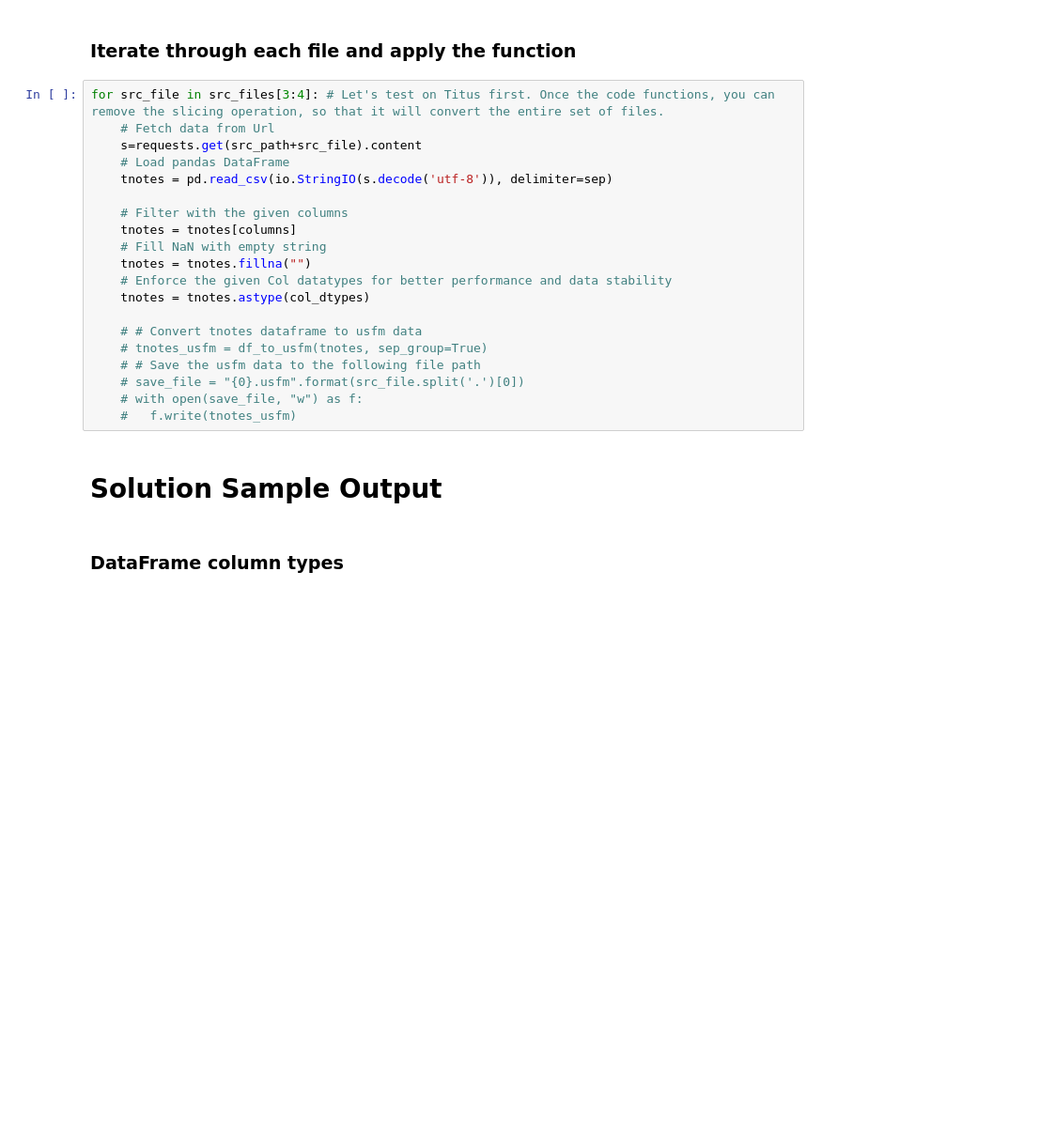
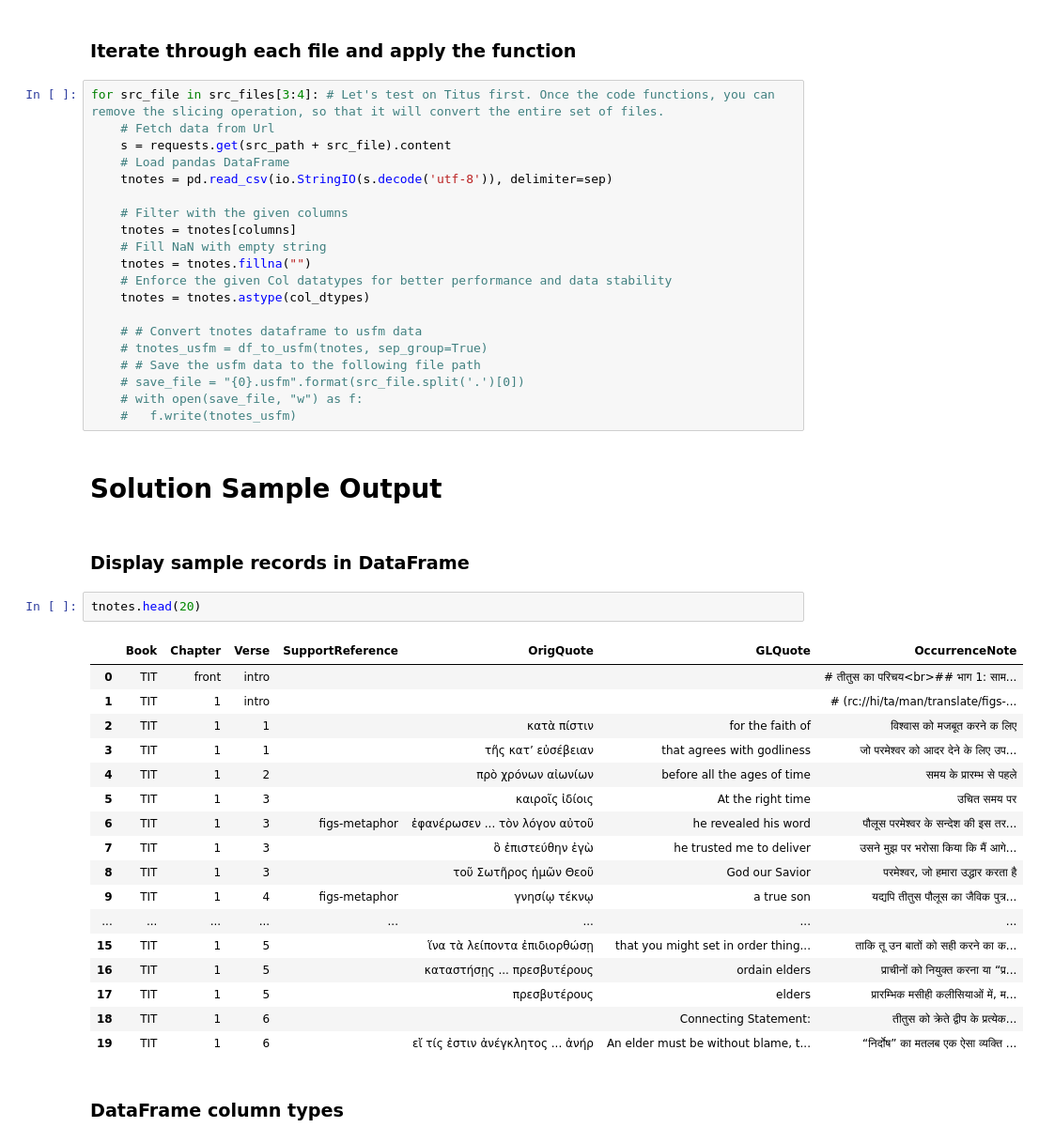
Before and after one commit to tfbf/uW2ptx, a Jupyter notebook: ParseTranslationNotes.ipynb, the cells around one changed output. Shown: that part at 94% size. Cells and saved outputs as stored; diff of their text form; blank space fills up the shorter version.

```diff
--- a/ParseTranslationNotes.ipynb
+++ b/ParseTranslationNotes.ipynb
@@ -86,7 +112,7 @@ def df_to_usfm(df, sep_group=True): # sep_group flag when true will separate eac
 # %%
 for src_file in src_files[3:4]: # Let's test on Titus first. Once the code functions, you can remove the slicing operation, so that it will convert the entire set of files.
     # Fetch data from Url
-    s=requests.get(src_path+src_file).content
+    s = requests.get(src_path + src_file).content
     # Load pandas DataFrame
     tnotes = pd.read_csv(io.StringIO(s.decode('utf-8')), delimiter=sep)
 
@@ -105,6 +131,28 @@ for src_file in src_files[3:4]: # Let's test on Titus first. Once the code funct
     #   f.write(tnotes_usfm)
 # %% [markdown]
 # Solution Sample Output
+# %% [markdown]
+### Display sample records in DataFrame
+# %%
+tnotes.head(20)
+# %% [output]
+|  | Book | Chapter | Verse | SupportReference | OrigQuote | GLQuote | OccurrenceNote |
+| 0 | TIT | front | intro |  |  |  | # तीतुस का परिचय<br>## भाग 1: साम... |
+| 1 | TIT | 1 | intro |  |  |  | # (rc://hi/ta/man/translate/figs-... |
+| 2 | TIT | 1 | 1 |  | κατὰ πίστιν | for the faith of | विश्वास को मजबूत करने क लिए |
+| 3 | TIT | 1 | 1 |  | τῆς κατ’ εὐσέβειαν | that agrees with godliness | जो परमेश्वर को आदर देने के लिए उप... |
+| 4 | TIT | 1 | 2 |  | πρὸ χρόνων αἰωνίων | before all the ages of time | समय के प्रारम्भ से पहले |
+| 5 | TIT | 1 | 3 |  | καιροῖς ἰδίοις | At the right time | उचित समय पर |
+| 6 | TIT | 1 | 3 | figs-metaphor | ἐφανέρωσεν ... τὸν λόγον αὐτοῦ | he revealed his word | पौलूस परमेश्वर के सन्देश की इस तर... |
+| 7 | TIT | 1 | 3 |  | ὃ ἐπιστεύθην ἐγὼ | he trusted me to deliver | उसने मुझ पर भरोसा किया कि मैं आगे... |
+| 8 | TIT | 1 | 3 |  | τοῦ Σωτῆρος ἡμῶν Θεοῦ | God our Savior | परमेश्वर, जो हमारा उद्धार करता है |
+| 9 | TIT | 1 | 4 | figs-metaphor | γνησίῳ τέκνῳ | a true son | यद्यपि तीतुस पौलूस का जैविक पुत्र... |
+| ... | ... | ... | ... | ... | ... | ... | ... |
+| 15 | TIT | 1 | 5 |  | ἵνα τὰ λείποντα ἐπιδιορθώσῃ | that you might set in order thing... | ताकि तू उन बातों को सही करने का क... |
+| 16 | TIT | 1 | 5 |  | καταστήσῃς ... πρεσβυτέρους | ordain elders | प्राचीनों को नियुक्त करना या “प्र... |
+| 17 | TIT | 1 | 5 |  | πρεσβυτέρους | elders | प्रारम्भिक मसीही कलीसियाओं में, म... |
+| 18 | TIT | 1 | 6 |  |  | Connecting Statement: | तीतुस को क्रेते द्वीप के प्रत्येक... |
+| 19 | TIT | 1 | 6 |  | εἴ τίς ἐστιν ἀνέγκλητος ... ἀνήρ | An elder must be without blame, t... | “निर्दोष” का मतलब एक ऐसा व्यक्ति ... |
 # %% [markdown]
 ### DataFrame column types
 # %%
```
Also changed, not shown: parts of 4 cells of this notebook.
